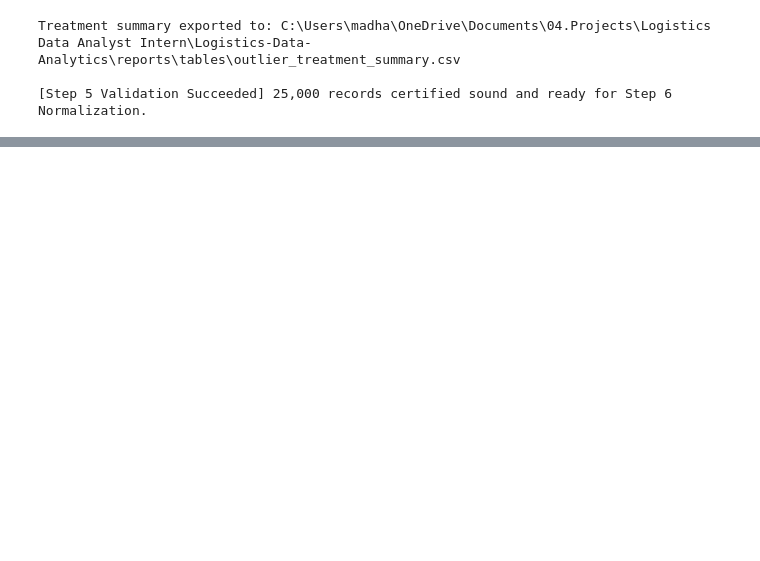
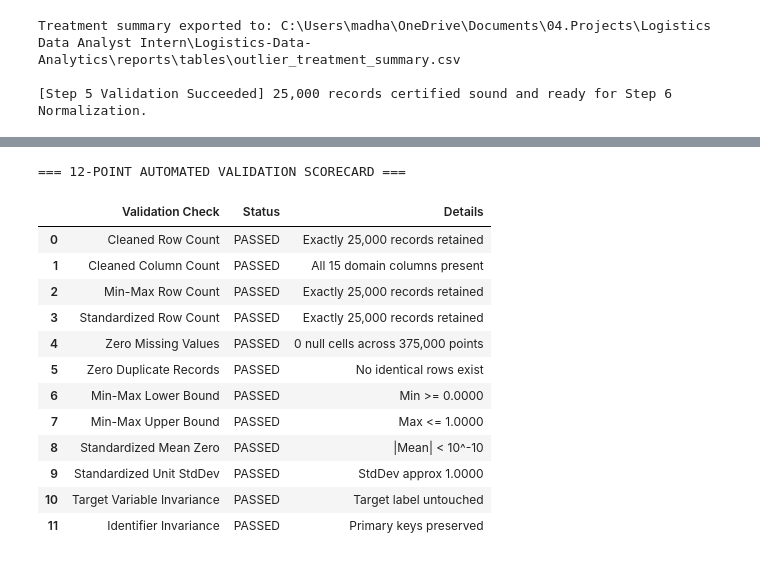
Before and after one commit to madhavanj8148/Logistics-Data-Analytics, a Jupyter notebook: notebooks/Week2_Data_Preprocessing.ipynb, the cells around one changed output, grey strips where cells are left out. Cells and saved outputs as stored; diff of their text form; code cells hidden in the pictures; blank space fills up the shorter version.

```diff
--- a/notebooks/Week2_Data_Preprocessing.ipynb
+++ b/notebooks/Week2_Data_Preprocessing.ipynb
@@ -1232,0 +1648,18 @@ Step 5 (Outlier Detection and Treatment) has concluded with full empirical and a
+# %%
+# 7.3 Processed Datasets Inspection
+df_final_cleaned = pipeline_output['cleaned']
+df_final_minmax = pipeline_output['minmax']
+df_final_standard = pipeline_output['standardized']
+
+print(f"Final Cleaned Dataset Dimensions:      {df_final_cleaned.shape[0]:,} rows x {df_final_cleaned.shape[1]} columns")
+print(f"Final Min-Max Dataset Dimensions:      {df_final_minmax.shape[0]:,} rows x {df_final_minmax.shape[1]} columns")
+print(f"Final Standardized Dataset Dimensions: {df_final_standard.shape[0]:,} rows x {df_final_standard.shape[1]} columns")
+
+print("\n--- Cleaned Dataset (First 3 Records) ---")
+display(df_final_cleaned.head(3))
+
+print("\n--- Min-Max Scaled Continuous Features (First 3 Records) ---")
+display(df_final_minmax[['delivery_id', 'distance_km', 'package_weight_kg', 'expected_time_hours', 'delivery_cost', 'delayed']].head(3))
+
+print("\n--- Standardized Continuous Features (First 3 Records) ---")
+display(df_final_standard[['delivery_id', 'distance_km', 'package_weight_kg', 'expected_time_hours', 'delivery_cost', 'delayed']].head(3))
@@ -1232,0 +1689,40 @@ Step 5 (Outlier Detection and Treatment) has concluded with full empirical and a
+# %%
+# 7.4 Automated Validation Assertions
+validation_results = []
+
+def run_check(test_name, condition, details=""):
+    status = "PASSED" if condition else "FAILED"
+    validation_results.append({'Validation Check': test_name, 'Status': status, 'Details': details})
+    assert condition, f"Assertion Failed: {test_name}"
+
+run_check("Cleaned Row Count", len(df_final_cleaned) == 25000, "Exactly 25,000 records retained")
+run_check("Cleaned Column Count", df_final_cleaned.shape[1] == 15, "All 15 domain columns present")
+run_check("Min-Max Row Count", len(df_final_minmax) == 25000, "Exactly 25,000 records retained")
+run_check("Standardized Row Count", len(df_final_standard) == 25000, "Exactly 25,000 records retained")
+run_check("Zero Missing Values", df_final_cleaned.isnull().sum().sum() == 0, "0 null cells across 375,000 points")
+run_check("Zero Duplicate Records", df_final_cleaned.duplicated().sum() == 0, "No identical rows exist")
+run_check("Min-Max Lower Bound", all(df_final_minmax[c].min() >= -1e-7 for c in target_scaling_cols), "Min >= 0.0000")
+run_check("Min-Max Upper Bound", all(df_final_minmax[c].max() <= 1.0 + 1e-7 for c in target_scaling_cols), "Max <= 1.0000")
+run_check("Standardized Mean Zero", all(abs(df_final_standard[c].mean()) < 1e-10 for c in target_scaling_cols), "|Mean| < 10^-10")
+run_check("Standardized Unit StdDev", all(abs(df_final_standard[c].std() - 1.0) < 1e-3 for c in target_scaling_cols), "StdDev approx 1.0000")
+run_check("Target Variable Invariance", (df_final_cleaned['delayed'] == df_final_minmax['delayed']).all(), "Target label untouched")
+run_check("Identifier Invariance", (df_final_cleaned['delivery_id'] == df_final_minmax['delivery_id']).all(), "Primary keys preserved")
+
+df_val_scorecard = pd.DataFrame(validation_results)
+print("=== 12-POINT AUTOMATED VALIDATION SCORECARD ===")
+display(df_val_scorecard)
+# %% [output]
+=== 12-POINT AUTOMATED VALIDATION SCORECARD ===
+|  | Validation Check | Status | Details |
+| 0 | Cleaned Row Count | PASSED | Exactly 25,000 records retained |
+| 1 | Cleaned Column Count | PASSED | All 15 domain columns present |
+| 2 | Min-Max Row Count | PASSED | Exactly 25,000 records retained |
+| 3 | Standardized Row Count | PASSED | Exactly 25,000 records retained |
+| 4 | Zero Missing Values | PASSED | 0 null cells across 375,000 points |
+| 5 | Zero Duplicate Records | PASSED | No identical rows exist |
+| 6 | Min-Max Lower Bound | PASSED | Min >= 0.0000 |
+| 7 | Min-Max Upper Bound | PASSED | Max <= 1.0000 |
+| 8 | Standardized Mean Zero | PASSED | |Mean| < 10^-10 |
+| 9 | Standardized Unit StdDev | PASSED | StdDev approx 1.0000 |
+| 10 | Target Variable Invariance | PASSED | Target label untouched |
+| 11 | Identifier Invariance | PASSED | Primary keys preserved |
```
Also changed, not shown: parts of 28 cells of this notebook, 33 other files.
